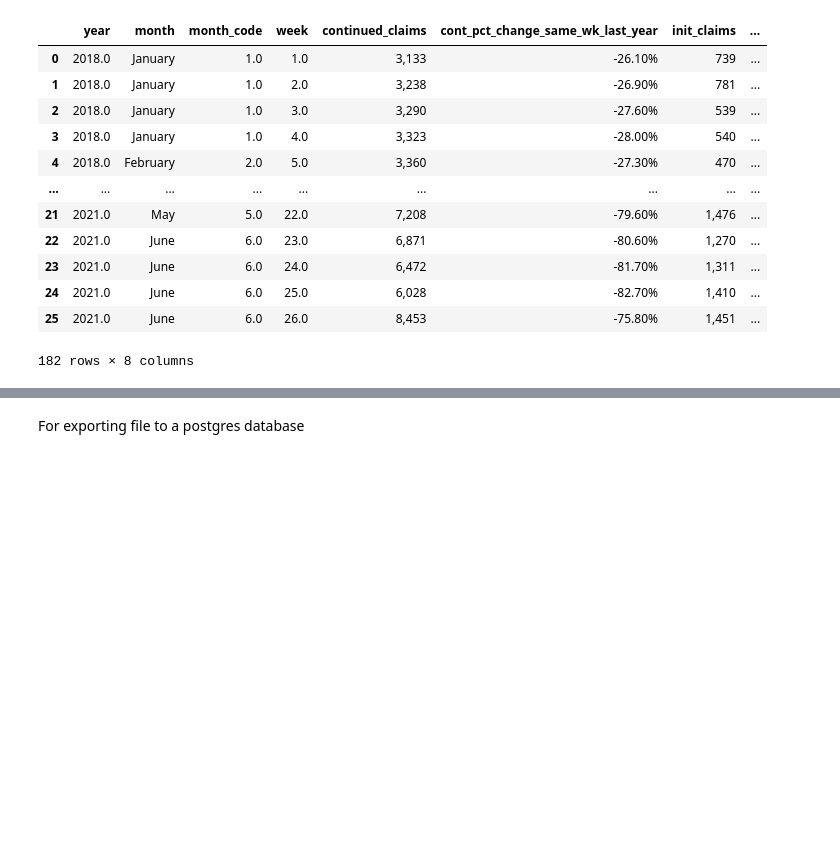
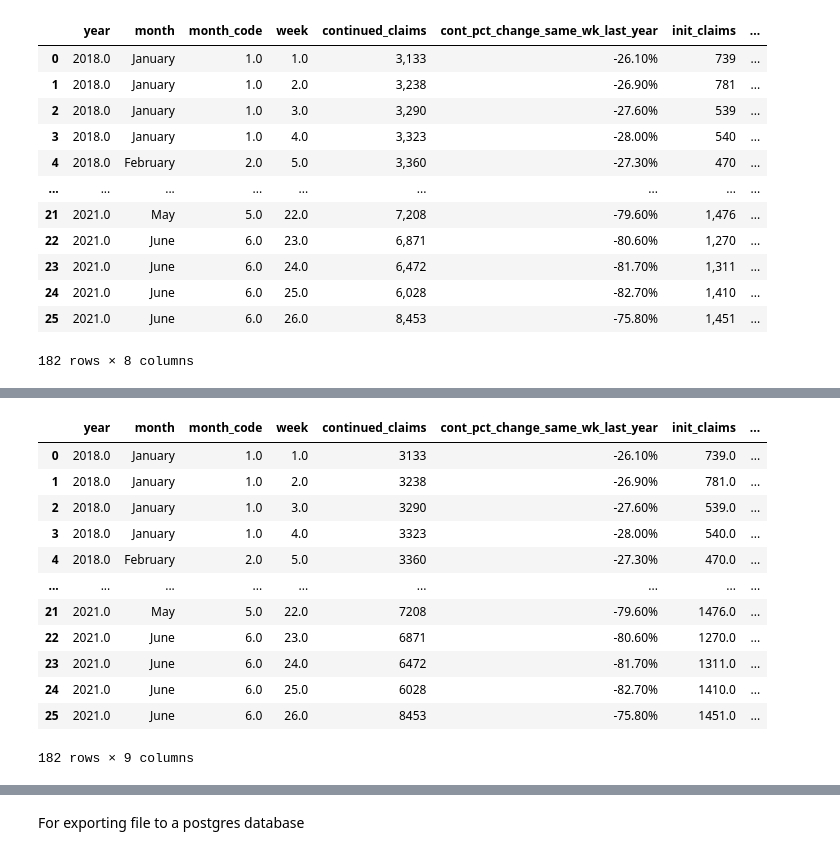
Before and after one commit to mcanad4/Project_2, a Jupyter notebook: cleaning_jobless_claims.ipynb, the cells around one changed output, grey strips where cells are left out. Cells and saved outputs as stored; diff of their text form; code cells hidden in the pictures; blank space fills up the shorter version.

Commit message:
Updates for init claims format

```diff
--- a/cleaning_jobless_claims.ipynb
+++ b/cleaning_jobless_claims.ipynb
@@ -212,0 +212,20 @@ AttributeError: Can only use .str accessor with string values!
+# %%
+cleaned_claims_df['init_claims'] = cleaned_claims_df['init_claims'].astype(str)
+cleaned_claims_df['init_claims'] = cleaned_claims_df['init_claims'].str.replace(',', '')
+cleaned_claims_df['init_claims'] = cleaned_claims_df['init_claims'].astype(float)
+#cleaned_claims_df['init_claims'] = cleaned_claims_df['init_claims'].str.replace('.0', '')
+cleaned_claims_df
+# %% [output]
+|  | year | month | month_code | week | continued_claims | cont_pct_change_same_wk_last_year | init_claims | ... |
+| 0 | 2018.0 | January | 1.0 | 1.0 | 3133 | -26.10% | 739.0 | ... |
+| 1 | 2018.0 | January | 1.0 | 2.0 | 3238 | -26.90% | 781.0 | ... |
+| 2 | 2018.0 | January | 1.0 | 3.0 | 3290 | -27.60% | 539.0 | ... |
+| 3 | 2018.0 | January | 1.0 | 4.0 | 3323 | -28.00% | 540.0 | ... |
+| 4 | 2018.0 | February | 2.0 | 5.0 | 3360 | -27.30% | 470.0 | ... |
+| ... | ... | ... | ... | ... | ... | ... | ... | ... |
+| 21 | 2021.0 | May | 5.0 | 22.0 | 7208 | -79.60% | 1476.0 | ... |
+| 22 | 2021.0 | June | 6.0 | 23.0 | 6871 | -80.60% | 1270.0 | ... |
+| 23 | 2021.0 | June | 6.0 | 24.0 | 6472 | -81.70% | 1311.0 | ... |
+| 24 | 2021.0 | June | 6.0 | 25.0 | 6028 | -82.70% | 1410.0 | ... |
+| 25 | 2021.0 | June | 6.0 | 26.0 | 8453 | -75.80% | 1451.0 | ... |
+182 rows × 9 columns
```
Also changed, not shown: parts of 7 cells of this notebook, 4 other files.
